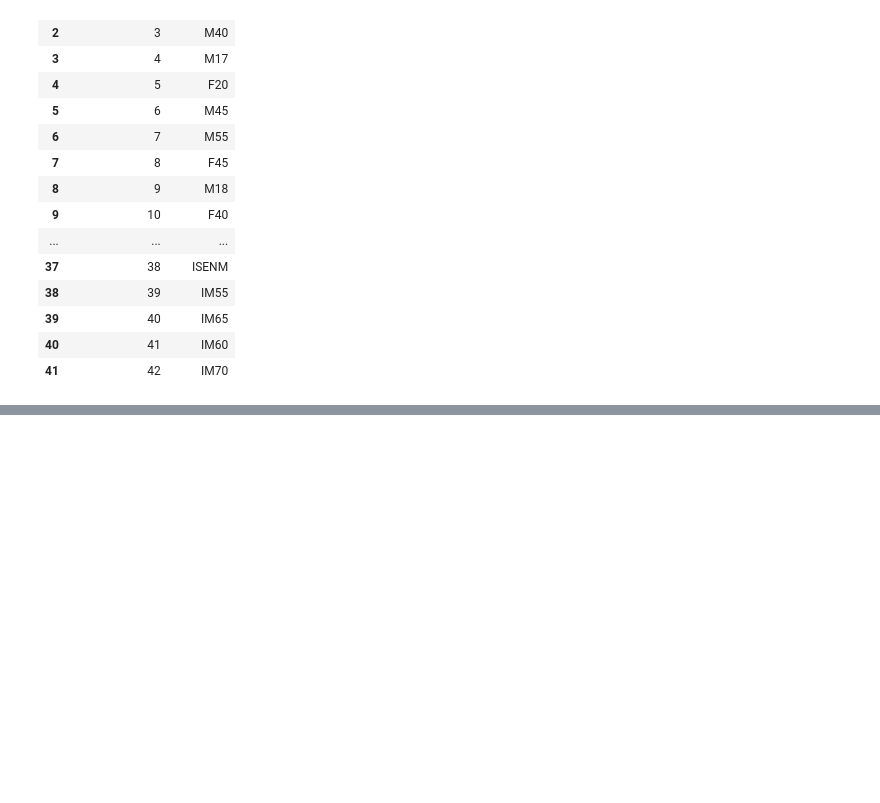
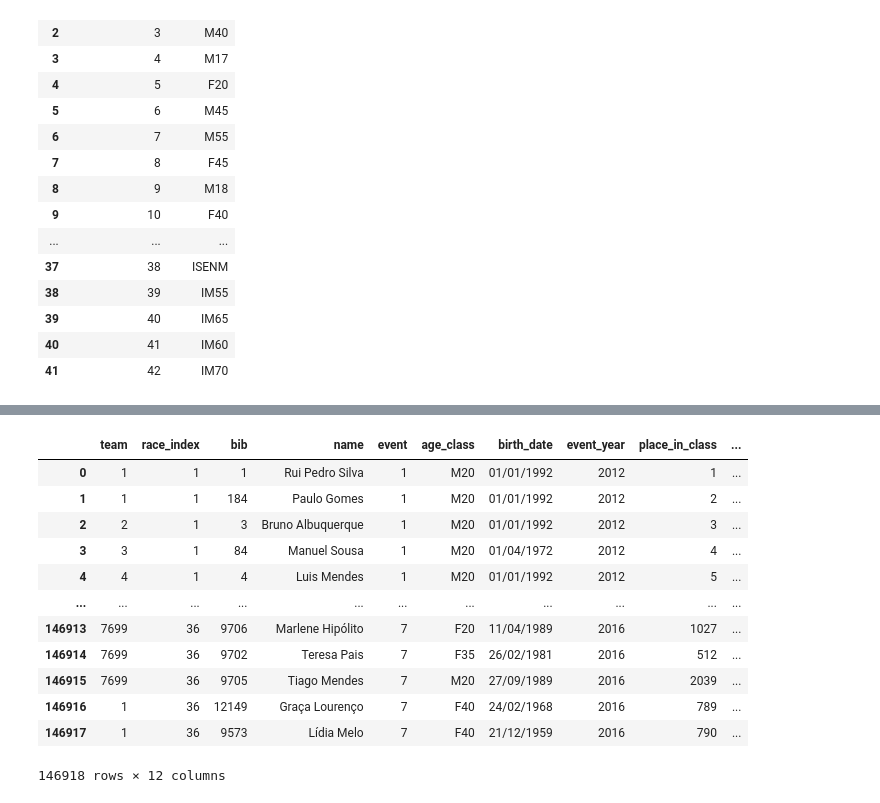
Before and after one commit to VascoBartolo/db-project, a Jupyter notebook: primary tables.ipynb, the cells around one changed output, grey strips where cells are left out. Cells and saved outputs as stored; diff of their text form; code cells hidden in the pictures; blank space fills up the shorter version.

```diff
--- a/primary tables.ipynb
+++ b/primary tables.ipynb
@@ -515,0 +419,25 @@ reservations3
+# %%
+race_index = [None] * (len(reservation2.index))
+
+for i in range(len(reservation2)):
+    event = reservation2.iloc[i,3]
+    event_year = reservation2.iloc[i,6]
+    index_race = unique_races2.loc[(unique_races2['event'] == event) & (unique_races2['event_year'] == event_year)]['race_index']
+    race_index[i] = index_race.iloc[0]
+
+reservation2.insert(1, "race_index", race_index , True)
+reservation2
+# %% [output]
+|  | team | race_index | bib | name | event | age_class | birth_date | event_year | place_in_class | ... |
+| 0 | 1 | 1 | 1 | Rui Pedro Silva | 1 | M20 | 01/01/1992 | 2012 | 1 | ... |
+| 1 | 1 | 1 | 184 | Paulo Gomes | 1 | M20 | 01/01/1992 | 2012 | 2 | ... |
+| 2 | 2 | 1 | 3 | Bruno Albuquerque | 1 | M20 | 01/01/1992 | 2012 | 3 | ... |
+| 3 | 3 | 1 | 84 | Manuel Sousa | 1 | M20 | 01/04/1972 | 2012 | 4 | ... |
+| 4 | 4 | 1 | 4 | Luis Mendes | 1 | M20 | 01/01/1992 | 2012 | 5 | ... |
+| ... | ... | ... | ... | ... | ... | ... | ... | ... | ... | ... |
+| 146913 | 7699 | 36 | 9706 | Marlene Hipólito | 7 | F20 | 11/04/1989 | 2016 | 1027 | ... |
+| 146914 | 7699 | 36 | 9702 | Teresa Pais | 7 | F35 | 26/02/1981 | 2016 | 512 | ... |
+| 146915 | 7699 | 36 | 9705 | Tiago Mendes | 7 | M20 | 27/09/1989 | 2016 | 2039 | ... |
+| 146916 | 1 | 36 | 12149 | Graça Lourenço | 7 | F40 | 24/02/1968 | 2016 | 789 | ... |
+| 146917 | 1 | 36 | 9573 | Lídia Melo | 7 | F40 | 21/12/1959 | 2016 | 790 | ... |
+146918 rows × 12 columns
```
Also changed, not shown: parts of 19 cells of this notebook, 1 other file.
